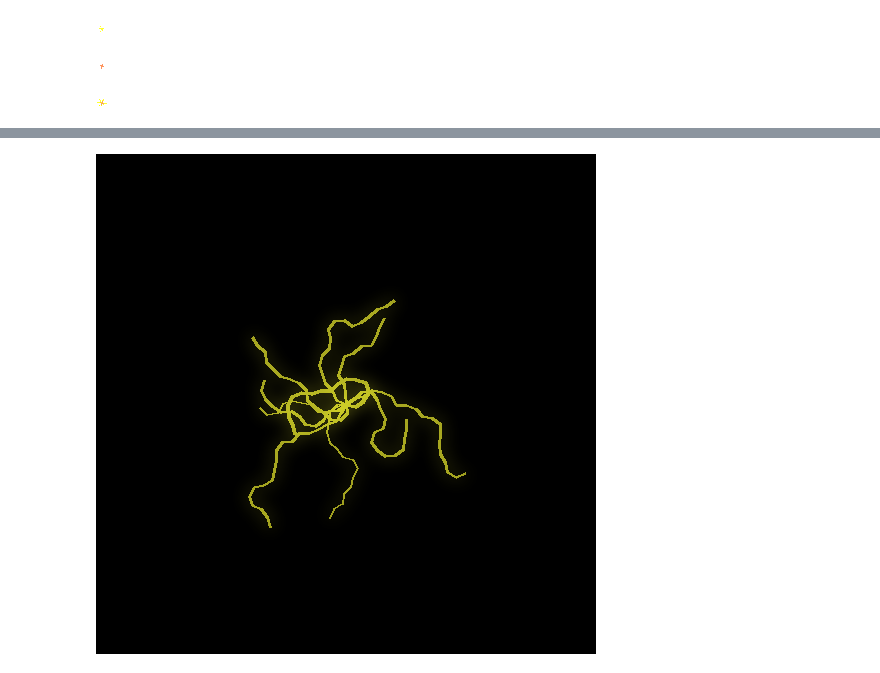
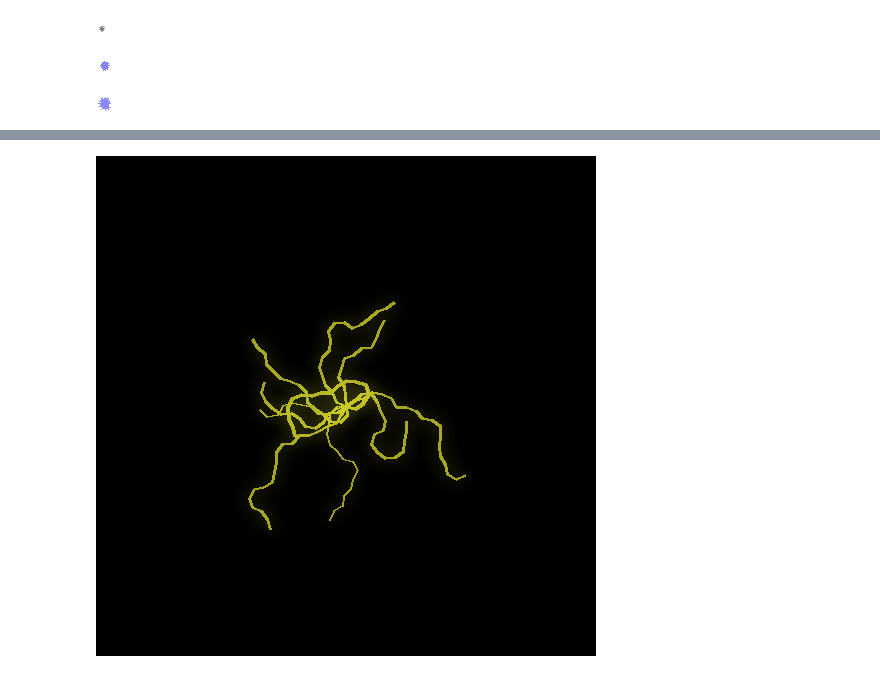
Before and after one commit to SNIPRS/mnb_halo, a Jupyter notebook: misc/testing.ipynb, the cells around one changed output, grey strips where cells are left out. Saved outputs shown, nothing was run; the diff lists cells and outputs as text; code cells hidden in the pictures.

```diff
--- a/misc/testing.ipynb
+++ b/misc/testing.ipynb
@@ -62,7 +59,7 @@ def generate_flash_star(image_size, center, num_points, min_radius, max_radius,
     # Draw the star shape
     draw.polygon(get_points(), fill=colour, outline=colour)
     if r > 0:
-        draw.ellipse((center[0]-r, center[1]-r, center[0]+r, center[1]+r), fill=(0,0,0,255))
+        draw.ellipse((center[0]-r, center[1]-r, center[0]+r, center[1]+r), fill=(0,0,0,127))
     return img
 
 def add_sparks(image, num_sparks):
@@ -85,16 +82,16 @@ def add_sparks(image, num_sparks):
 # Parameters
 image_size = 12  # Image size (400x400)
 edge_c = (image_size//2, image_size//2)  # Center of the star
-num_points = 12  # Number of points in the star
-min_radius = 1  # Minimum distance from center
+num_points = 24  # Number of points in the star
+min_radius = 2  # Minimum distance from center
 max_radius = 3  # Maximum distance from center
-circle_radius = 0
+circle_radius = 1.5
 
 # Generate and save the star image
-colour = (255, 255, 50)
+colour = (40, 40, 40, 100)
 flash_star = generate_flash_star(image_size, edge_c, num_points, min_radius, max_radius, 0.2,
                                  colour = colour, r = circle_radius)
 
 display(flash_star)
 # %% [output]
-[figure, old version]
+[figure, new version]
@@ -101,26 +100,26 @@ display(flash_star)
 # %%
 # Parameters
-image_size = 12  # Image size (400x400)
+image_size = 18  # Image size (400x400)
 edge_c = (image_size//2, image_size//2)  # Center of the star
-num_points = 8  # Number of points in the star
-min_radius = 1  # Minimum distance from center
-max_radius = 3  # Maximum distance from center
+num_points = 24  # Number of points in the star
+min_radius = 4  # Minimum distance from center
+max_radius = 5  # Maximum distance from center
 circle_radius = 0
 
 # Generate and save the star image
-colour = (255, 120, 50, 200)
+colour = (100, 100, 255, 200)
 inner_star = generate_flash_star(image_size, edge_c, num_points, min_radius, max_radius, 0.2,
                                  colour = colour, r = circle_radius)
 
 display(inner_star)
 # %% [output]
-[figure, old version]
+[figure, new version]
 # %%
-# flash_star.paste(inner_star, (0,0), inner_star)
+flash_star.paste(inner_star, (0,0), inner_star)
 # flash_star = add_sparks(flash_star, 3)
 display(flash_star)
 # %% [output]
-[figure, old version]
+[figure, new version]
 # %%
 # flash_star.save("/home/tao.zhang/git_personal/mnb_halo/assets/decals/explosion/bullet_impact/spark0.png")  # Save as PNG
 flash_star.save("../assets/decals/explosion/micro_spark/spark3.png")  # Save as PNG
```
Also changed, not shown: parts of 7 cells of this notebook, 8 other files.
